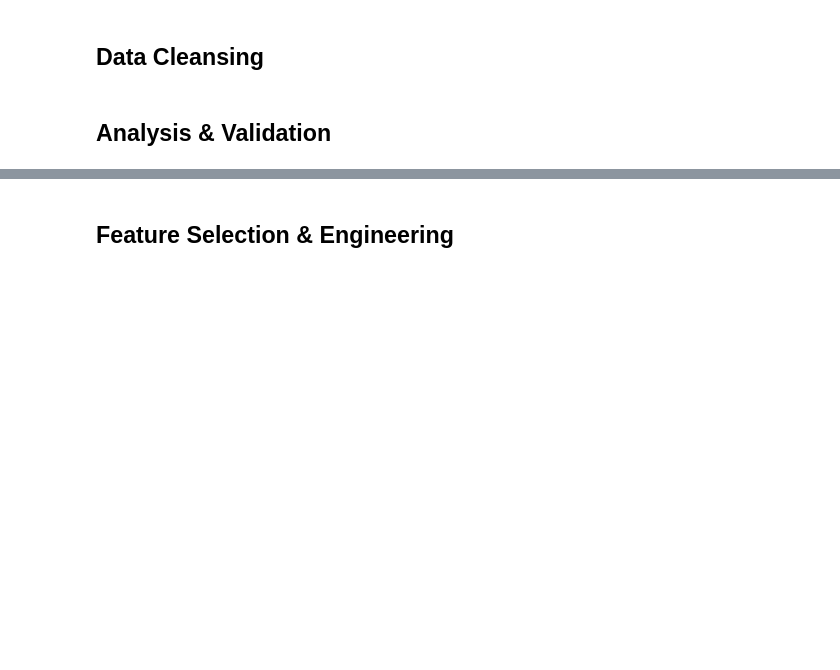
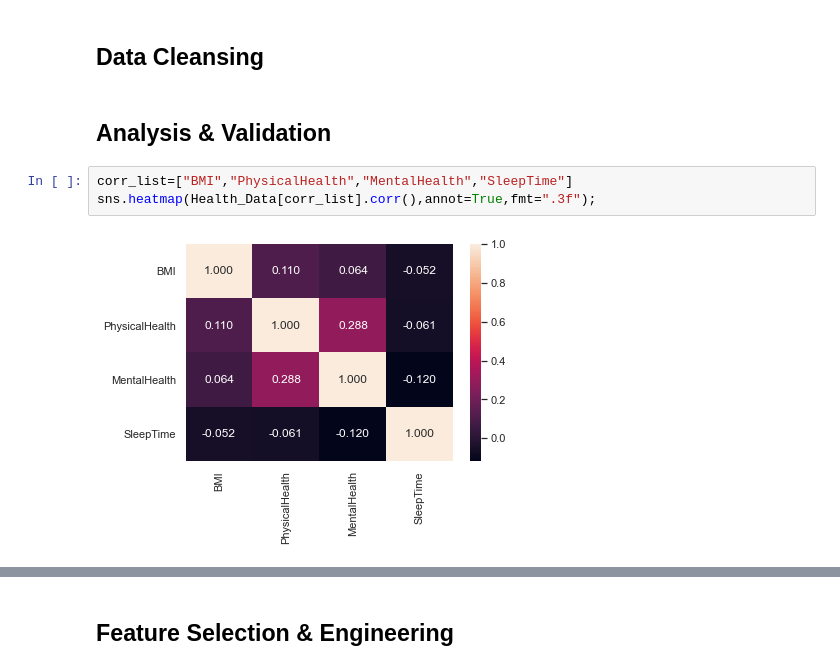
Before and after one commit to beerlkai/2PythGr_Herzkrankheiten, a Jupyter notebook: Projekt_Herzkrankheiten.ipynb, the cells around one changed output, grey strips where cells are left out. Saved outputs shown, nothing was run; the diff lists cells and outputs as text; blank space fills up the shorter version.

```diff
--- a/Projekt_Herzkrankheiten.ipynb
+++ b/Projekt_Herzkrankheiten.ipynb
@@ -165,3 +300,8 @@ f.suptitle('Heatmap der Kaufeinstellungsaspekte').set_size(50)
 ## __Data Cleansing__
 # %% [markdown]
 ## __Analysis & Validation__
+# %%
+corr_list=["BMI","PhysicalHealth","MentalHealth","SleepTime"]
+sns.heatmap(Health_Data[corr_list].corr(),annot=True,fmt=".3f");
+# %% [output]
+[figure, added]
```
Also changed, not shown: parts of 11 cells of this notebook.
